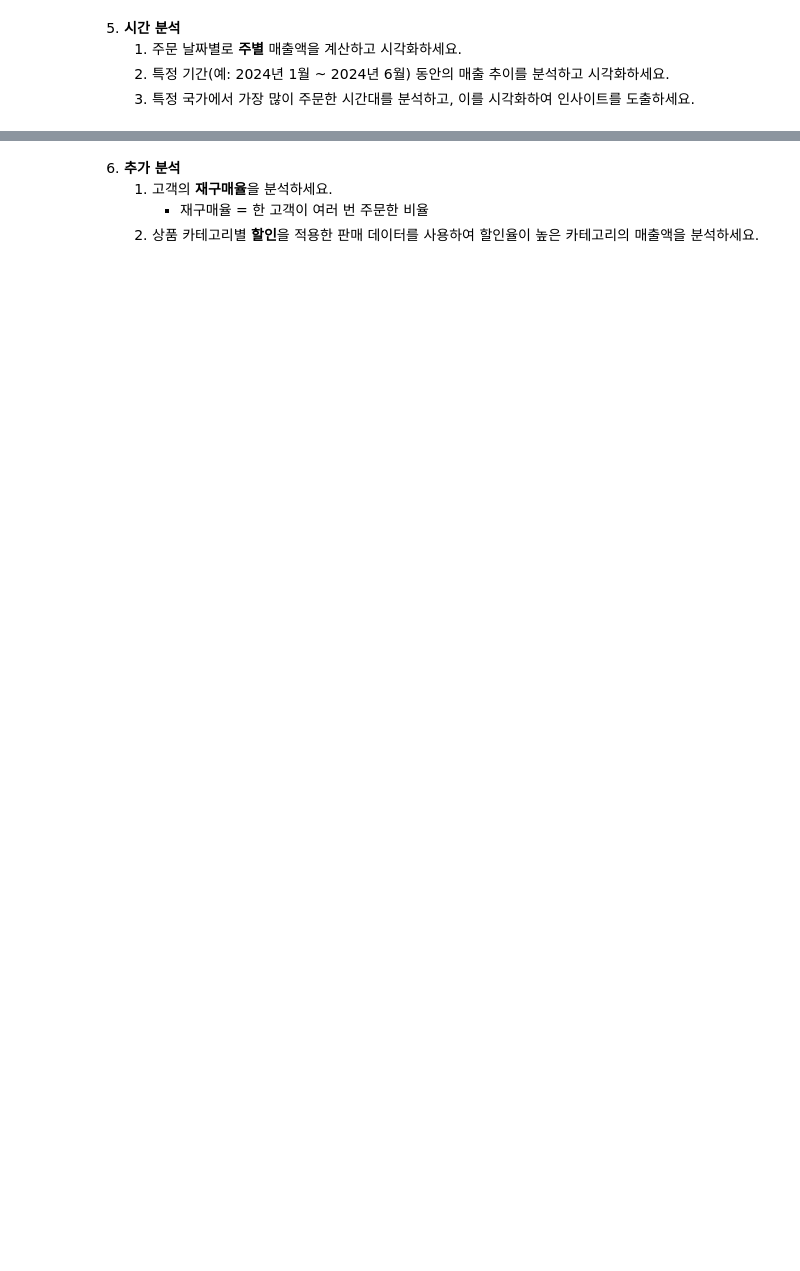
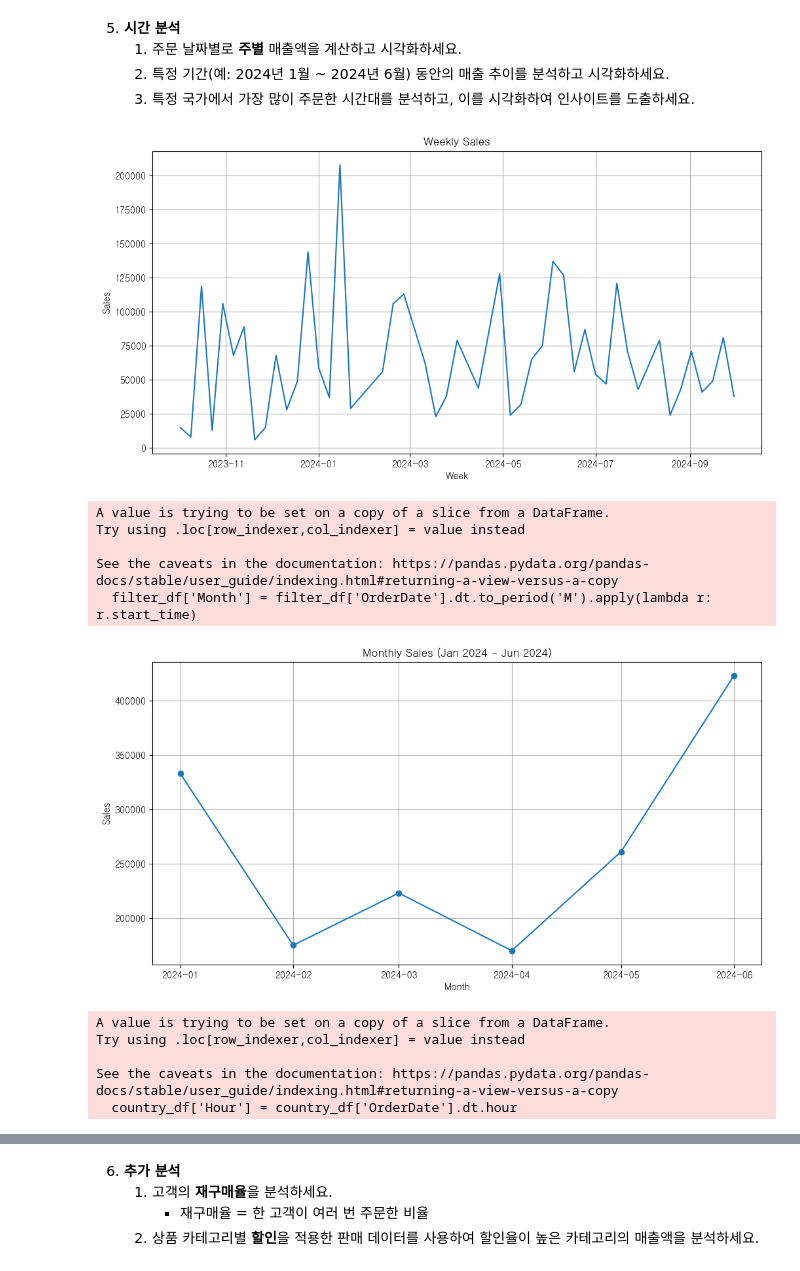
Before and after one commit to Encore-SKN-9/data-analysis-practice, a Jupyter notebook: 3_final_practice.ipynb, the cells around one changed output, grey strips where cells are left out. Saved outputs shown, nothing was run; the diff lists cells and outputs as text; code cells hidden in the pictures; blank space fills up the shorter version.

```diff
--- a/3_final_practice.ipynb
+++ b/3_final_practice.ipynb
@@ -124,3 +238,71 @@ Freq: ME, Name: TotalRevenue, dtype: int64
     1. 주문 날짜별로 **주별** 매출액을 계산하고 시각화하세요.
     2. 특정 기간(예: 2024년 1월 ~ 2024년 6월) 동안의 매출 추이를 분석하고 시각화하세요.
     3. 특정 국가에서 가장 많이 주문한 시간대를 분석하고, 이를 시각화하여 인사이트를 도출하세요.
+# %%
+# 1. 주문 날짜별로 주별 매출액을 계산하고 시각화
+# 날짜 변환
+df['OrderDate'] = pd.to_datetime(df['OrderDate'])
+
+# 주별 매출액 계산
+df['Week'] = df['OrderDate'].dt.to_period('W').apply(lambda r: r.start_time)
+weekly_sales = df.groupby('Week')['Price'].sum()
+
+# 시각화
+plt.figure(figsize=(12, 6))
+plt.plot(weekly_sales.index, weekly_sales.values)
+plt.title('Weekly Sales')
+plt.xlabel('Week')
+plt.ylabel('Sales')
+plt.grid(True)
+plt.show()
+
+# 2. 특정 기간 동안의 매출 추이를 분석 및 시각화
+# 특정 기간 필터링
+start_date = '2024-01-01'
+end_date = '2024-06-30'
+filter_df = df[(df['OrderDate'] >= start_date) & (df['OrderDate'] <= end_date)]
+
+# 월별 매출액 계산
+filter_df['Month'] = filter_df['OrderDate'].dt.to_period('M').apply(lambda r: r.start_time)
+monthly_sales = filter_df.groupby('Month')['Price'].sum()
+
+# 시각화
+plt.figure(figsize=(12, 6))
+plt.plot(monthly_sales.index, monthly_sales.values, marker='o')
+plt.title('Monthly Sales (Jan 2024 - Jun 2024)')
+plt.xlabel('Month')
+plt.ylabel('Sales')
+plt.grid(True)
+plt.show()
+
+# 3. 특정 국가에서 가장 많이 주문한 시간대를 분석하고, 이를 시각화하여 인사이트 도출
+# 특정 국가 선택
+country = '미국'
+country_df = df[df['Country'] == country]
+
+# 시간대별 주문 수 계산
+country_df['Hour'] = country_df['OrderDate'].dt.hour
+hour_orders = country_df.groupby('Hour').size()
+
+# 시각화
+plt.figure(figsize=(12, 6))
+plt.bar(hour_orders.index, hour_orders.values)
+plt.title(f'Order Count by Hour in {country}')
+plt.xlabel('Hour of Day')
+plt.ylabel('Order Count')
+plt.grid(True)
+plt.xticks(range(0, 24))
+plt.show()
+# %% [output]
+[figure, added]
+A value is trying to be set on a copy of a slice from a DataFrame.
+Try using .loc[row_indexer,col_indexer] = value instead
+
+See the caveats in the documentation: https://pandas.pydata.org/pandas-docs/stable/user_guide/indexing.html#returning-a-view-versus-a-copy
+  filter_df['Month'] = filter_df['OrderDate'].dt.to_period('M').apply(lambda r: r.start_time)
+[figure, added]
+A value is trying to be set on a copy of a slice from a DataFrame.
+Try using .loc[row_indexer,col_indexer] = value instead
+
+See the caveats in the documentation: https://pandas.pydata.org/pandas-docs/stable/user_guide/indexing.html#returning-a-view-versus-a-copy
+  country_df['Hour'] = country_df['OrderDate'].dt.hour
```
Also changed, not shown: parts of 10 cells of this notebook.
